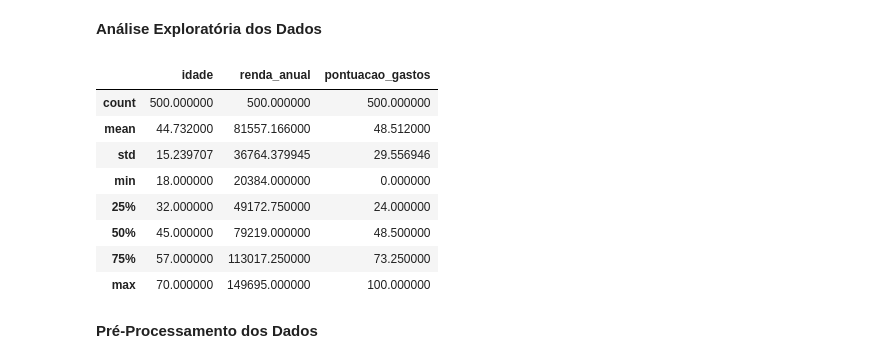
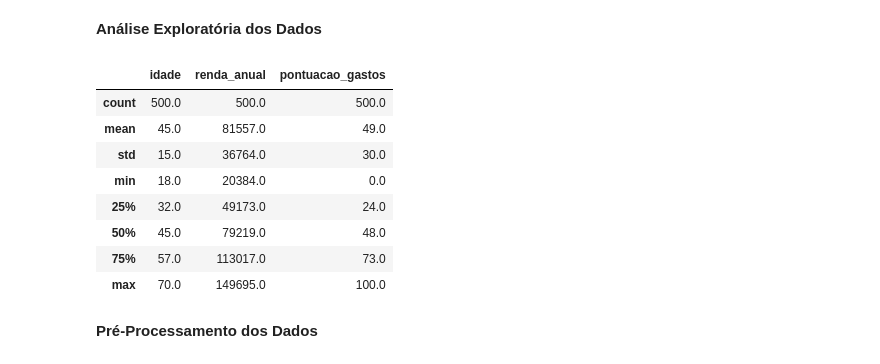
Before and after one commit to Jeff-Delavusca/Econometrics-and-ML, a Jupyter notebook: ML_segmentacao_cliente.ipynb, the cells around one changed output. Cells and saved outputs as stored; diff of their text form; code cells hidden in the pictures.

```diff
--- a/ML_segmentacao_cliente.ipynb
+++ b/ML_segmentacao_cliente.ipynb
@@ -48,7 +30,7 @@ from sklearn.preprocessing import StandardScaler
 **Importação dos Dados**
 # %%
 # Carrega os dados
-df_clientes = pd.read_csv(r"C:\Users\acer\Downloads\2-Cap16\dados\dados_clientes.csv")
+df_clientes = pd.read_csv(r"C:\Users\acer\Downloads\ML segmentação de clientes\dados\dados_clientes.csv")
 # %%
 type(df_clientes)
 # %% [output]
@@ -66,17 +48,17 @@ df_clientes.head(5)
 **Análise Exploratória dos Dados**
 # %%
 # Resumo estatístico
-df_clientes[["idade", "renda_anual","pontuacao_gastos"]].describe()
+df_clientes[["idade", "renda_anual","pontuacao_gastos"]].describe().round(0)
 # %% [output]
 |  | idade | renda_anual | pontuacao_gastos |
-| count | 500.000000 | 500.000000 | 500.000000 |
-| mean | 44.732000 | 81557.166000 | 48.512000 |
-| std | 15.239707 | 36764.379945 | 29.556946 |
-| min | 18.000000 | 20384.000000 | 0.000000 |
-| 25% | 32.000000 | 49172.750000 | 24.000000 |
-| 50% | 45.000000 | 79219.000000 | 48.500000 |
-| 75% | 57.000000 | 113017.250000 | 73.250000 |
-| max | 70.000000 | 149695.000000 | 100.000000 |
+| count | 500.0 | 500.0 | 500.0 |
+| mean | 45.0 | 81557.0 | 49.0 |
+| std | 15.0 | 36764.0 | 30.0 |
+| min | 18.0 | 20384.0 | 0.0 |
+| 25% | 32.0 | 49173.0 | 24.0 |
+| 50% | 45.0 | 79219.0 | 48.0 |
+| 75% | 57.0 | 113017.0 | 73.0 |
+| max | 70.0 | 149695.0 | 100.0 |
 # %% [markdown]
 **Pré-Processamento dos Dados**
 # %%
```
Also changed, not shown: parts of 14 cells of this notebook.
